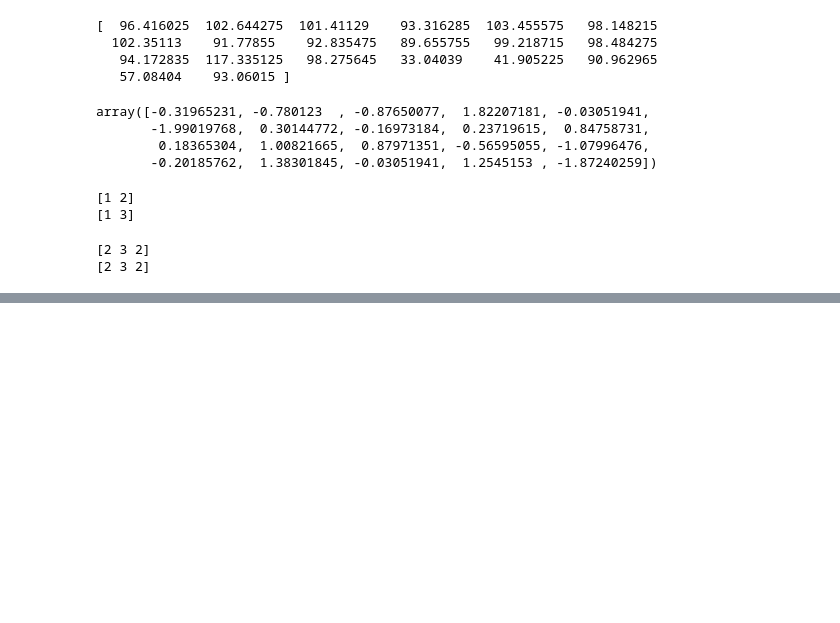
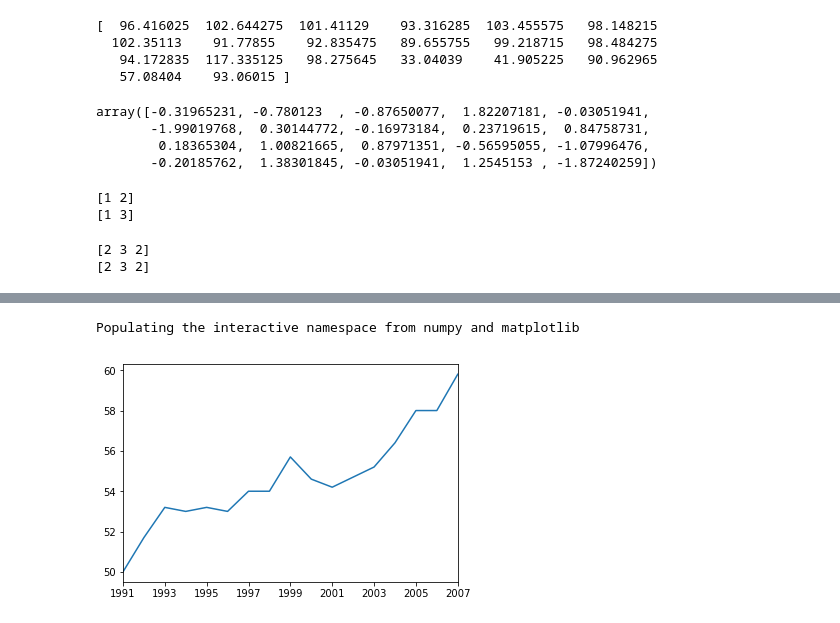
Before and after one commit to jessharrison/udacity_data_sci_2, a Jupyter notebook: lesson_2.ipynb, the cells around one changed output, grey strips where cells are left out. Drawn from its saved outputs; the diff is of its cells as text; code cells hidden in the pictures; blank space fills up the shorter version.

```diff
--- a/lesson_2.ipynb
+++ b/lesson_2.ipynb
@@ -441,0 +948,32 @@ days_to_cancel = np.array([
+# %%
+import pandas as pd
+import matplotlib.pyplot as plt
+import seaborn as sns
+%pylab inline
+
+# The following code reads all the Gapminder data into Pandas DataFrames. You'll
+# learn about DataFrames next lesson.
+
+employment = pd.read_csv('employment_above_15.csv', index_col='Country')
+female_completion = pd.read_csv('female_completion_rate.csv', index_col='Country')
+male_completion = pd.read_csv('male_completion_rate.csv', index_col='Country')
+life_expectancy = pd.read_csv('life_expectancy.csv', index_col='Country')
+gdp = pd.read_csv('gdp_per_capita.csv', index_col='Country')
+# %% [output]
+Populating the interactive namespace from numpy and matplotlib
+# %%
+# The following code creates a Pandas Series for each variable for the United States.
+# You can change the string 'United States' to a country of your choice.
+
+employment_pan = employment.loc['Panama']
+female_completion_pan = female_completion.loc['Panama']
+male_completion_pan = male_completion.loc['Panama']
+life_expectancy_pan = life_expectancy.loc['Panama']
+gdp_pan = gdp.loc['Panama']
+
+# Use the Series defined above to create a plot of each variable over time for
+# the country of your choice.
+# %%
+employent_plot = employment_pan.plot()
+# %% [output]
+[figure, added]
```
Also changed, not shown: parts of 49 cells of this notebook.
